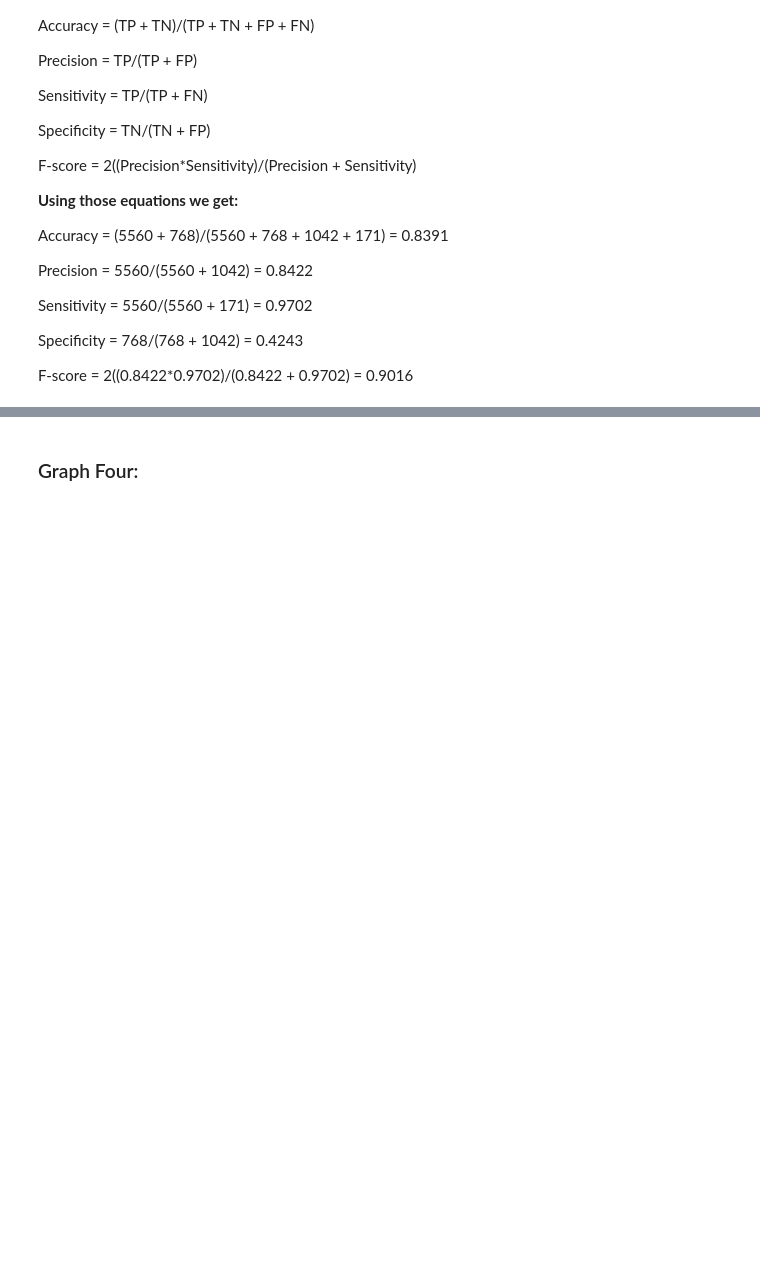
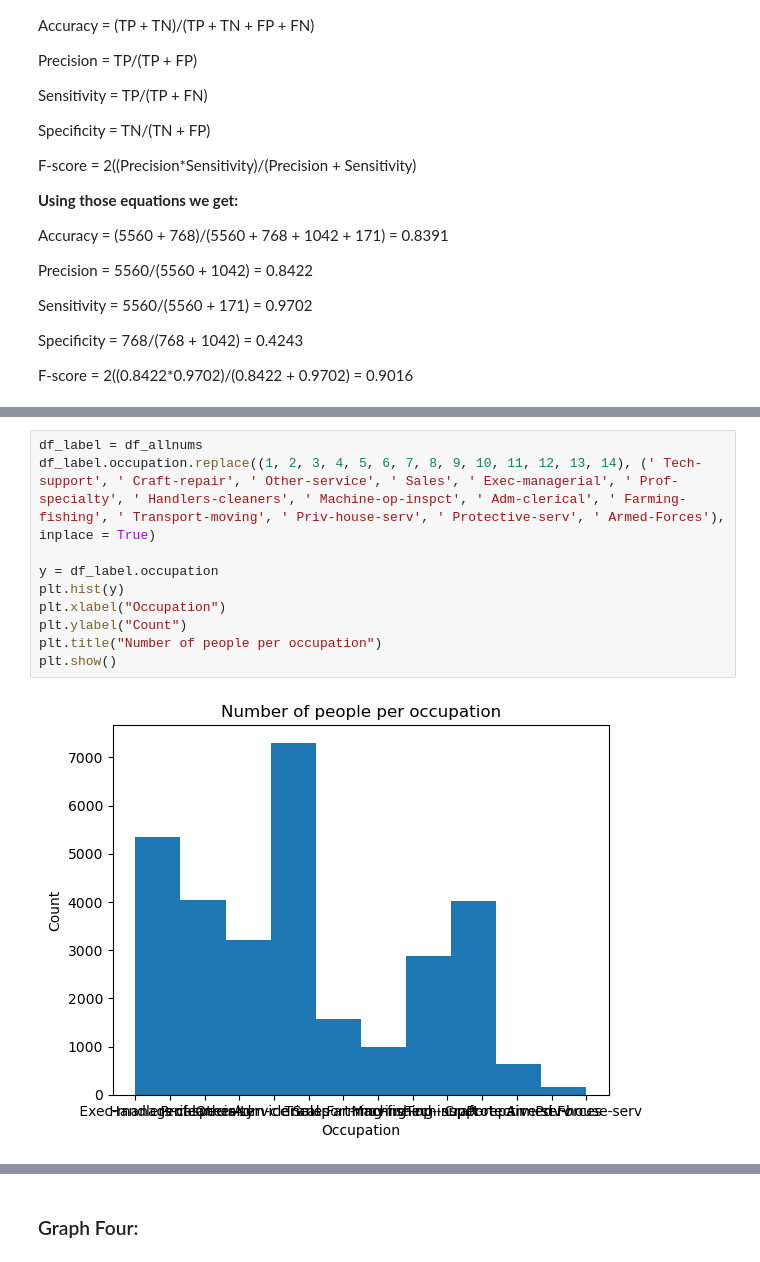
Before and after one commit to shairaalam19/dat301-fall2022-projects, a Jupyter notebook: DAT301_FinalProject.ipynb, the cells around one changed output, grey strips where cells are left out. Drawn from its saved outputs; the diff is of its cells as text; blank space fills up the shorter version.

```diff
--- a/DAT301_FinalProject.ipynb
+++ b/DAT301_FinalProject.ipynb
@@ -149 +159,13 @@ F-score = 2((0.8422*0.9702)/(0.8422 + 0.9702) = 0.9016
+# %%
+df_label = df_allnums
+df_label.occupation.replace((1, 2, 3, 4, 5, 6, 7, 8, 9, 10, 11, 12, 13, 14), (' Tech-support', ' Craft-repair', ' Other-service', ' Sales', ' Exec-managerial', ' Prof-specialty', ' Handlers-cleaners', ' Machine-op-inspct', ' Adm-clerical', ' Farming-fishing', ' Transport-moving', ' Priv-house-serv', ' Protective-serv', ' Armed-Forces'), inplace = True)
+
+y = df_label.occupation
+plt.hist(y)
+plt.xlabel("Occupation")
+plt.ylabel("Count")
+plt.title("Number of people per occupation")
+plt.show()
+# %% [output]
+[figure, added]
 # %% [markdown]
```
Also changed, not shown: parts of 5 cells of this notebook.
